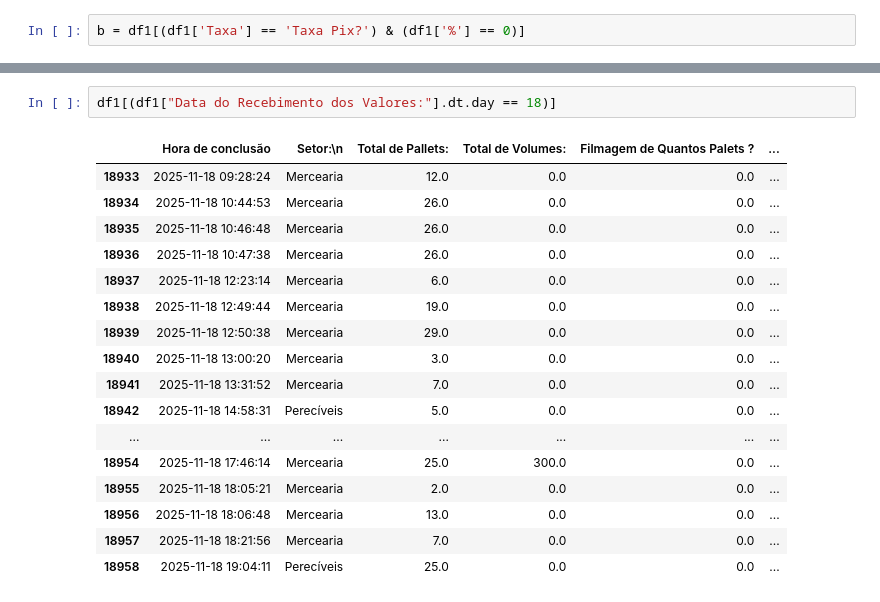
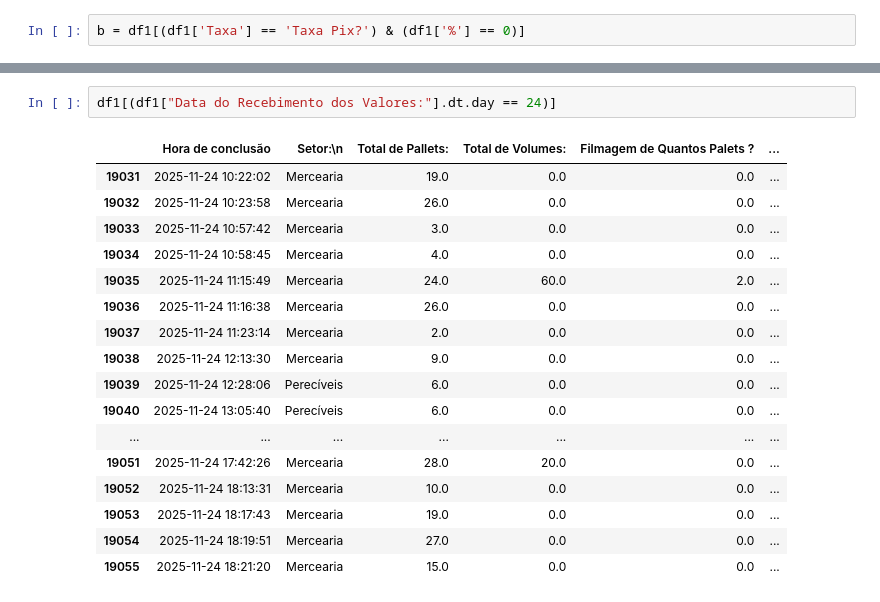
Before and after one commit to wallaereis/Projetos-SM, a Jupyter notebook: Descarga/Descarga.ipynb, the cells around one changed output, grey strips where cells are left out. Drawn from its saved outputs; the diff is of its cells as text.

```diff
--- a/Descarga/Descarga.ipynb
+++ b/Descarga/Descarga.ipynb
@@ -128,20 +138,20 @@ b["Nome do Fornecedor:"].value_counts().reset_index()
 # %%
-df1[(df1["Data do Recebimento dos Valores:"].dt.day == 18)]
+df1[(df1["Data do Recebimento dos Valores:"].dt.day == 24)]
 # %% [output]
 |  | Hora de conclusão | Setor:\n | Total de Pallets: | Total de Volumes: | Filmagem de Quantos Palets ? | ... |
-| 18933 | 2025-11-18 09:28:24 | Mercearia | 12.0 | 0.0 | 0.0 | ... |
-| 18934 | 2025-11-18 10:44:53 | Mercearia | 26.0 | 0.0 | 0.0 | ... |
-| 18935 | 2025-11-18 10:46:48 | Mercearia | 26.0 | 0.0 | 0.0 | ... |
-| 18936 | 2025-11-18 10:47:38 | Mercearia | 26.0 | 0.0 | 0.0 | ... |
-| 18937 | 2025-11-18 12:23:14 | Mercearia | 6.0 | 0.0 | 0.0 | ... |
-| 18938 | 2025-11-18 12:49:44 | Mercearia | 19.0 | 0.0 | 0.0 | ... |
-| 18939 | 2025-11-18 12:50:38 | Mercearia | 29.0 | 0.0 | 0.0 | ... |
-| 18940 | 2025-11-18 13:00:20 | Mercearia | 3.0 | 0.0 | 0.0 | ... |
-| 18941 | 2025-11-18 13:31:52 | Mercearia | 7.0 | 0.0 | 0.0 | ... |
-| 18942 | 2025-11-18 14:58:31 | Perecíveis | 5.0 | 0.0 | 0.0 | ... |
+| 19031 | 2025-11-24 10:22:02 | Mercearia | 19.0 | 0.0 | 0.0 | ... |
+| 19032 | 2025-11-24 10:23:58 | Mercearia | 26.0 | 0.0 | 0.0 | ... |
+| 19033 | 2025-11-24 10:57:42 | Mercearia | 3.0 | 0.0 | 0.0 | ... |
+| 19034 | 2025-11-24 10:58:45 | Mercearia | 4.0 | 0.0 | 0.0 | ... |
+| 19035 | 2025-11-24 11:15:49 | Mercearia | 24.0 | 60.0 | 2.0 | ... |
+| 19036 | 2025-11-24 11:16:38 | Mercearia | 26.0 | 0.0 | 0.0 | ... |
+| 19037 | 2025-11-24 11:23:14 | Mercearia | 2.0 | 0.0 | 0.0 | ... |
+| 19038 | 2025-11-24 12:13:30 | Mercearia | 9.0 | 0.0 | 0.0 | ... |
+| 19039 | 2025-11-24 12:28:06 | Perecíveis | 6.0 | 0.0 | 0.0 | ... |
+| 19040 | 2025-11-24 13:05:40 | Perecíveis | 6.0 | 0.0 | 0.0 | ... |
 | ... | ... | ... | ... | ... | ... | ... |
-| 18954 | 2025-11-18 17:46:14 | Mercearia | 25.0 | 300.0 | 0.0 | ... |
-| 18955 | 2025-11-18 18:05:21 | Mercearia | 2.0 | 0.0 | 0.0 | ... |
-| 18956 | 2025-11-18 18:06:48 | Mercearia | 13.0 | 0.0 | 0.0 | ... |
-| 18957 | 2025-11-18 18:21:56 | Mercearia | 7.0 | 0.0 | 0.0 | ... |
-| 18958 | 2025-11-18 19:04:11 | Perecíveis | 25.0 | 0.0 | 0.0 | ... |
+| 19051 | 2025-11-24 17:42:26 | Mercearia | 28.0 | 20.0 | 0.0 | ... |
+| 19052 | 2025-11-24 18:13:31 | Mercearia | 10.0 | 0.0 | 0.0 | ... |
+| 19053 | 2025-11-24 18:17:43 | Mercearia | 19.0 | 0.0 | 0.0 | ... |
+| 19054 | 2025-11-24 18:19:51 | Mercearia | 27.0 | 0.0 | 0.0 | ... |
+| 19055 | 2025-11-24 18:21:20 | Mercearia | 15.0 | 0.0 | 0.0 | ... |
```
Also changed, not shown: parts of 6 cells of this notebook, 18 other files.
